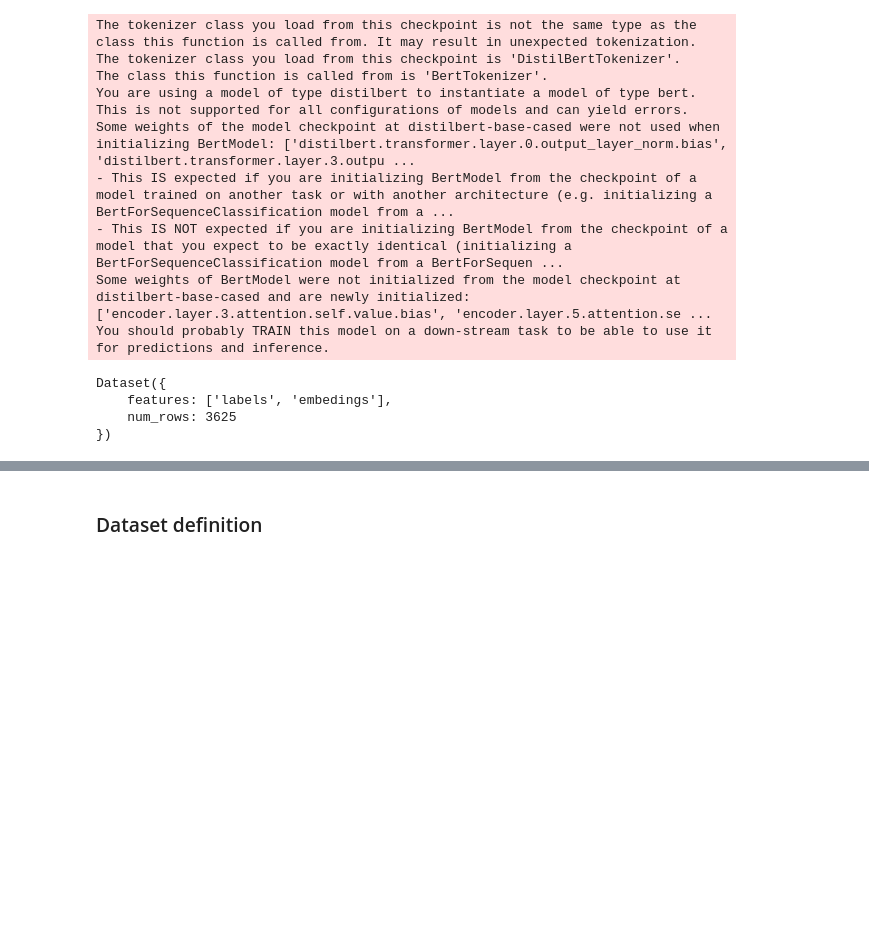
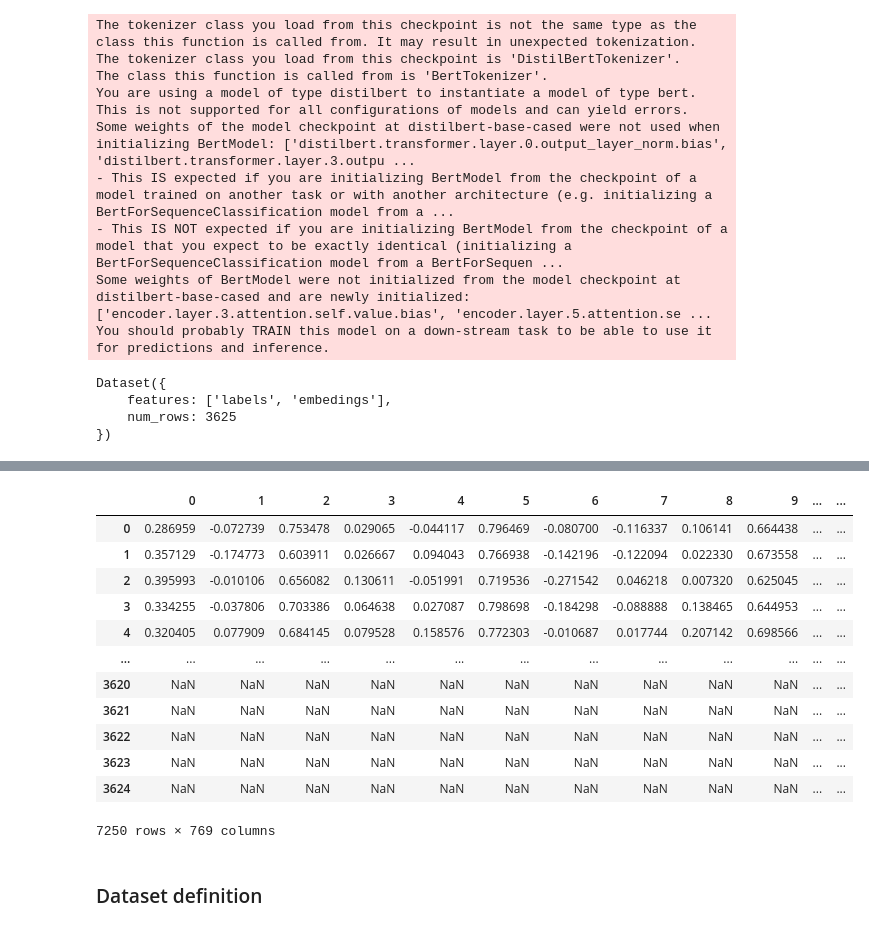
Before and after one commit to ai-cyborgs/akai-code, a Jupyter notebook: data-science/embedding_network.ipynb, the cells around one changed output, grey strips where cells are left out. Saved outputs shown, nothing was run; the diff lists cells and outputs as text; code cells hidden in the pictures; blank space fills up the shorter version.

```diff
--- a/data-science/embedding_network.ipynb
+++ b/data-science/embedding_network.ipynb
@@ -120,3 +137,19 @@ dataset_pd.to_csv('dataset/embeddings.csv', index=False)
+# %%
+dataset_pd
+# %% [output]
+|  | 0 | 1 | 2 | 3 | 4 | 5 | 6 | 7 | 8 | 9 | ... | ... |
+| 0 | 0.286959 | -0.072739 | 0.753478 | 0.029065 | -0.044117 | 0.796469 | -0.080700 | -0.116337 | 0.106141 | 0.664438 | ... | ... |
+| 1 | 0.357129 | -0.174773 | 0.603911 | 0.026667 | 0.094043 | 0.766938 | -0.142196 | -0.122094 | 0.022330 | 0.673558 | ... | ... |
+| 2 | 0.395993 | -0.010106 | 0.656082 | 0.130611 | -0.051991 | 0.719536 | -0.271542 | 0.046218 | 0.007320 | 0.625045 | ... | ... |
+| 3 | 0.334255 | -0.037806 | 0.703386 | 0.064638 | 0.027087 | 0.798698 | -0.184298 | -0.088888 | 0.138465 | 0.644953 | ... | ... |
+| 4 | 0.320405 | 0.077909 | 0.684145 | 0.079528 | 0.158576 | 0.772303 | -0.010687 | 0.017744 | 0.207142 | 0.698566 | ... | ... |
+| ... | ... | ... | ... | ... | ... | ... | ... | ... | ... | ... | ... | ... |
+| 3620 | NaN | NaN | NaN | NaN | NaN | NaN | NaN | NaN | NaN | NaN | ... | ... |
+| 3621 | NaN | NaN | NaN | NaN | NaN | NaN | NaN | NaN | NaN | NaN | ... | ... |
+| 3622 | NaN | NaN | NaN | NaN | NaN | NaN | NaN | NaN | NaN | NaN | ... | ... |
+| 3623 | NaN | NaN | NaN | NaN | NaN | NaN | NaN | NaN | NaN | NaN | ... | ... |
+| 3624 | NaN | NaN | NaN | NaN | NaN | NaN | NaN | NaN | NaN | NaN | ... | ... |
+7250 rows × 769 columns
 # %%
 dataset['embedings'].shape
 # %%
```
Also changed, not shown: parts of 2 cells of this notebook, 1 other file.
